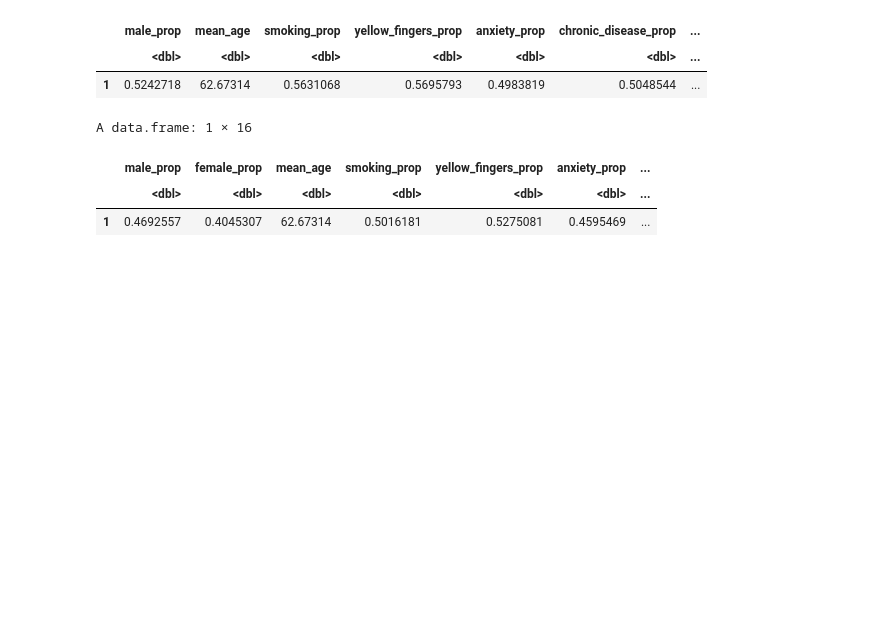
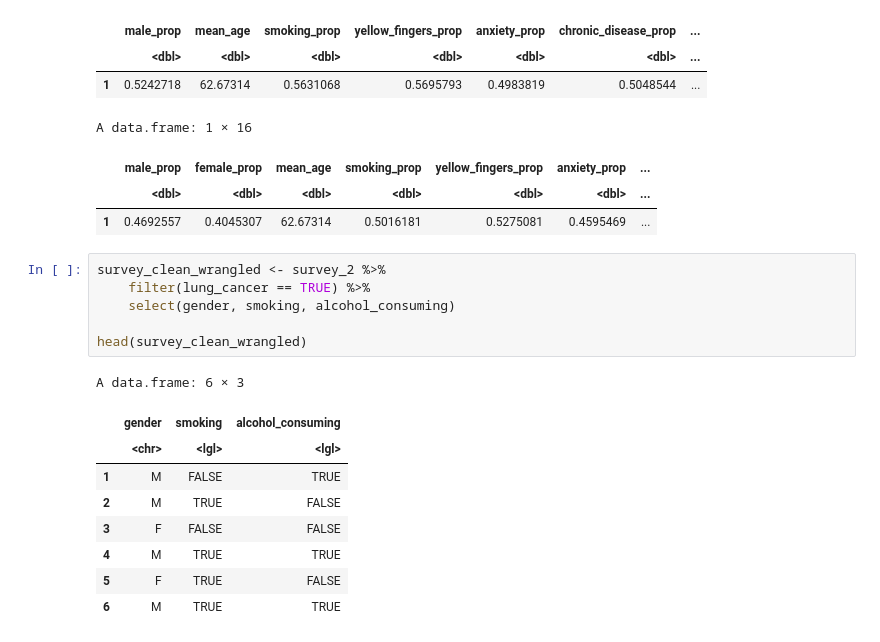
Before and after one commit to Herman-Liao/stat-201-group-project, a Jupyter notebook: Untitled.ipynb, the cells around one changed output. Saved outputs shown, nothing was run; the diff lists cells and outputs as text; blank space fills up the shorter version.

```diff
--- a/Untitled.ipynb
+++ b/Untitled.ipynb
@@ -125,3 +125,19 @@ A data.frame: 1 × 16
 |  | male_prop | female_prop | mean_age | smoking_prop | yellow_fingers_prop | anxiety_prop | ... |
 |  | <dbl> | <dbl> | <dbl> | <dbl> | <dbl> | <dbl> | ... |
 | 1 | 0.4692557 | 0.4045307 | 62.67314 | 0.5016181 | 0.5275081 | 0.4595469 | ... |
+# %%
+survey_clean_wrangled <- survey_2 %>%
+    filter(lung_cancer == TRUE) %>%
+    select(gender, smoking, alcohol_consuming)
+
+head(survey_clean_wrangled)
+# %% [output]
+A data.frame: 6 × 3
+|  | gender | smoking | alcohol_consuming |
+|  | <chr> | <lgl> | <lgl> |
+| 1 | M | FALSE | TRUE |
+| 2 | M | TRUE | FALSE |
+| 3 | F | FALSE | FALSE |
+| 4 | M | TRUE | TRUE |
+| 5 | F | TRUE | FALSE |
+| 6 | M | TRUE | TRUE |
```
Also changed, not shown: parts of 7 cells of this notebook.
